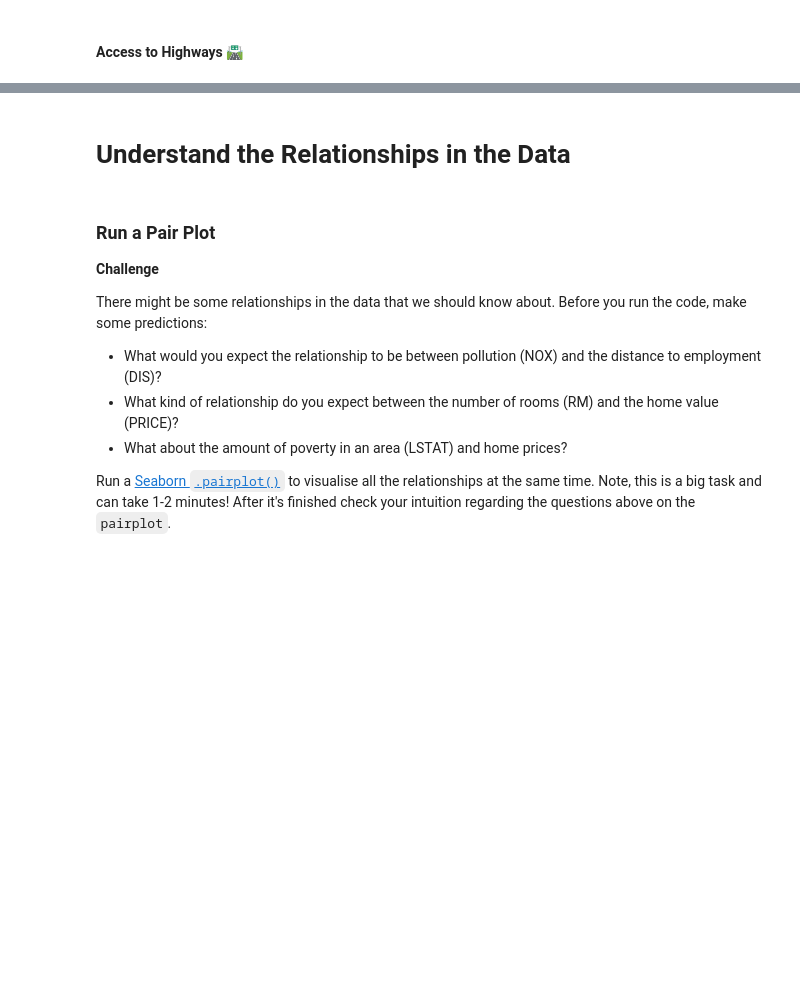
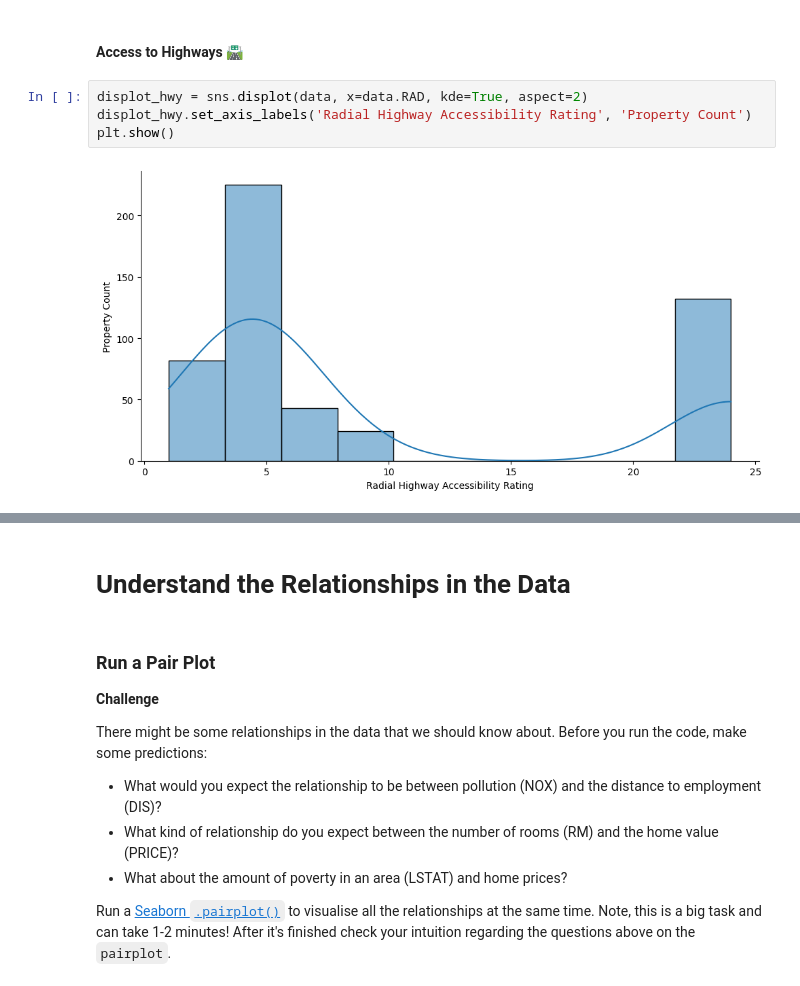
Before and after one commit to bluescreenlife/100-days-of-code, a Jupyter notebook: day_81_capstone_predict_house_prices/Multivariable_Regression_and_Valuation_Model_(start).ipynb, the cells around one changed output, grey strips where cells are left out. Saved outputs shown, nothing was run; the diff lists cells and outputs as text; blank space fills up the shorter version.

```diff
--- a/day_81_capstone_predict_house_prices/Multivariable_Regression_and_Valuation_Model_(start).ipynb
+++ b/day_81_capstone_predict_house_prices/Multivariable_Regression_and_Valuation_Model_(start).ipynb
@@ -169,5 +187,11 @@ What do you notice in the distributions of the data?
 # %% [markdown]
 #### Access to Highways 🛣
+# %%
+displot_hwy = sns.displot(data, x=data.RAD, kde=True, aspect=2)
+displot_hwy.set_axis_labels('Radial Highway Accessibility Rating', 'Property Count')
+plt.show()
+# %% [output]
+[figure, added]
 # %% [markdown]
 #### Next to the River? ⛵️
 
```
Also changed, not shown: parts of 3 cells of this notebook.
